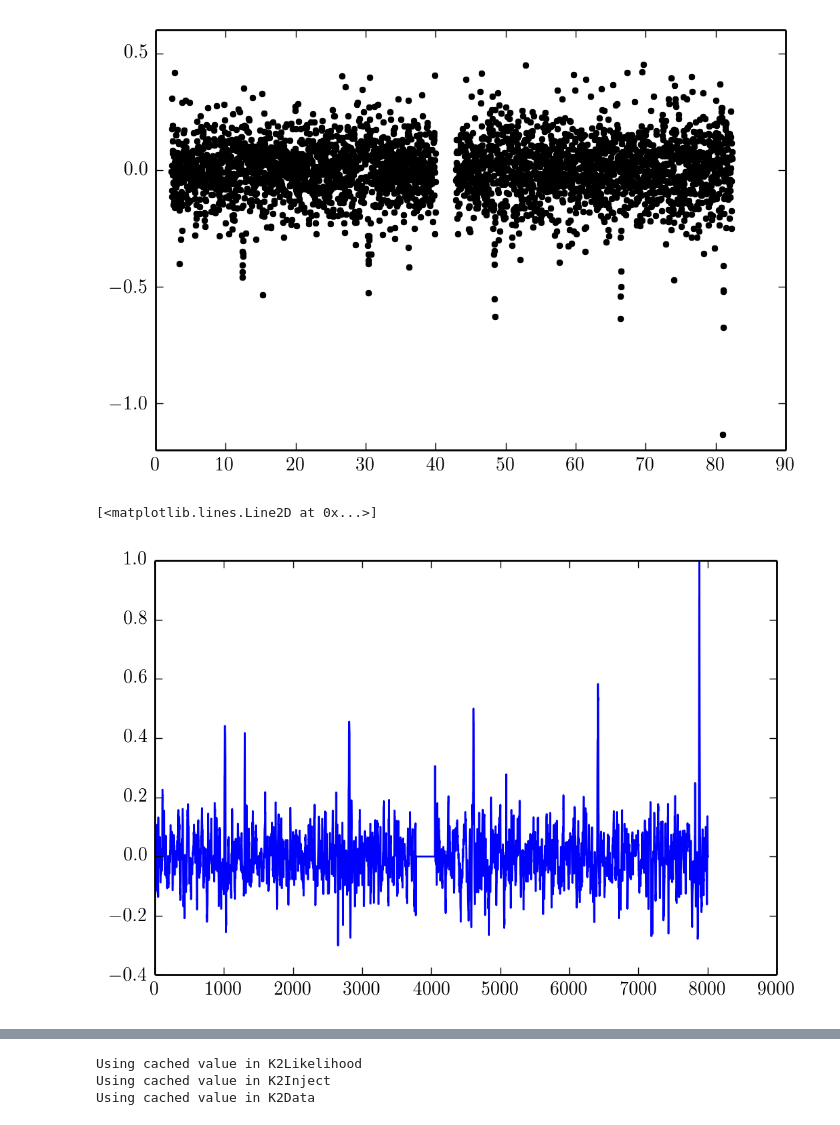
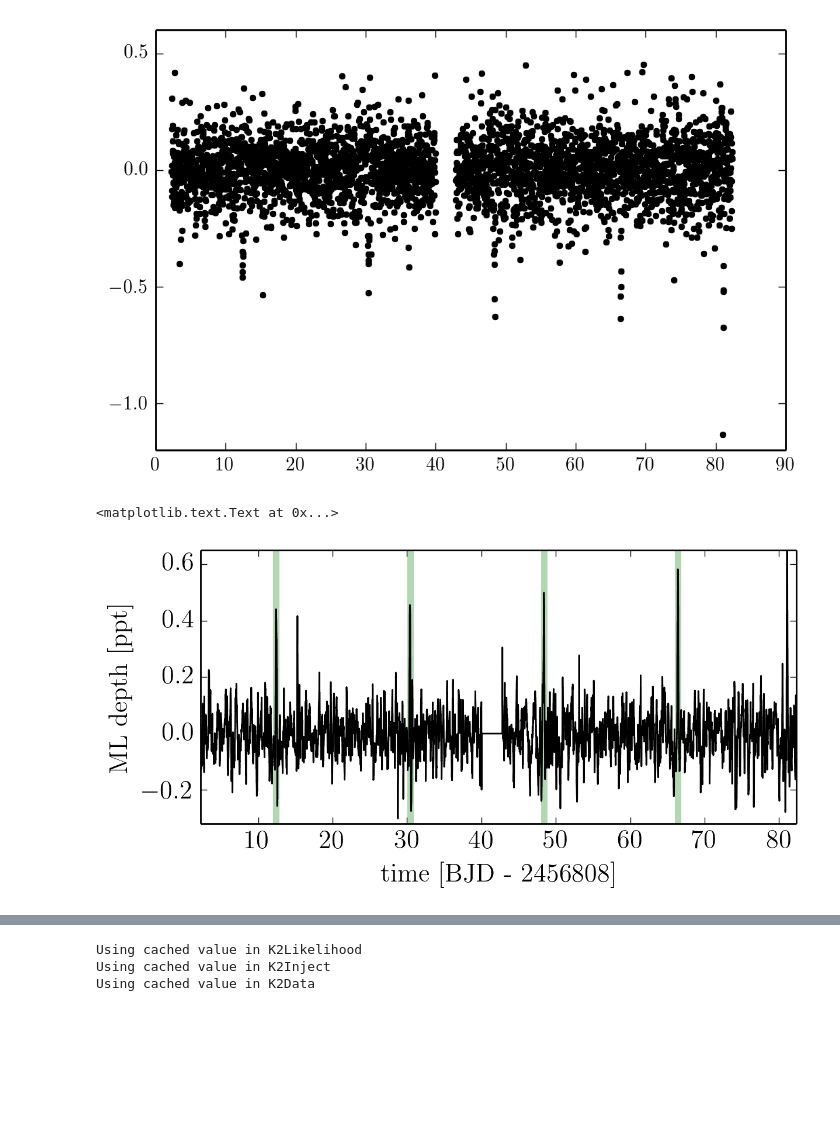
Before and after one commit to dfm/k2-paper, a Jupyter notebook: figures/search.ipynb, the cells around one changed output, grey strips where cells are left out. Cells and saved outputs as stored; diff of their text form; code cells hidden in the pictures; blank space fills up the shorter version.

```diff
--- a/figures/search.ipynb
+++ b/figures/search.ipynb
@@ -56,10 +56,26 @@ pl.plot(lc.time, lc.flux-mu, ".k")
 # %% [output]
 [<matplotlib.lines.Line2D at 0x...>]
 [figure]
-# %%
-pl.plot(r.depth_1d)
-# %% [output]
-[<matplotlib.lines.Line2D at 0x...>]
-[figure, removed]
+# %%
+fig = pl.figure(figsize=(6, 3))
+ax = pl.axes([0.13, 0.2, 0.85, 0.78])
+
+t = np.arange(r.min_time_1d, r.max_time_1d, r.time_spacing)
+
+p, t0 = q["injections"][0]["period"], q["injections"][0]["t0"]
+while t0 < max(t):
+    ax.axvline(t0, lw=4, color="g", alpha=0.3)
+    t0 += p
+
+mu, std = r.depth_1d[:, 0], 1.0 / np.sqrt(r.depth_ivar_1d)[:, 0]
+ax.plot(t, mu, "k", lw=1.0)
+
+ax.set_xlim(min(t), max(t))
+ax.set_ylim(-0.32, 0.65)
+ax.set_ylabel("ML depth [ppt]")
+ax.set_xlabel("time [BJD - 2456808]")
+# %% [output]
+<matplotlib.text.Text at 0x...>
+[figure, added]
 # %%
 fig = pl.figure(figsize=(6, 3))
```
Also changed, not shown: parts of 1 cell of this notebook, 2 other files.
